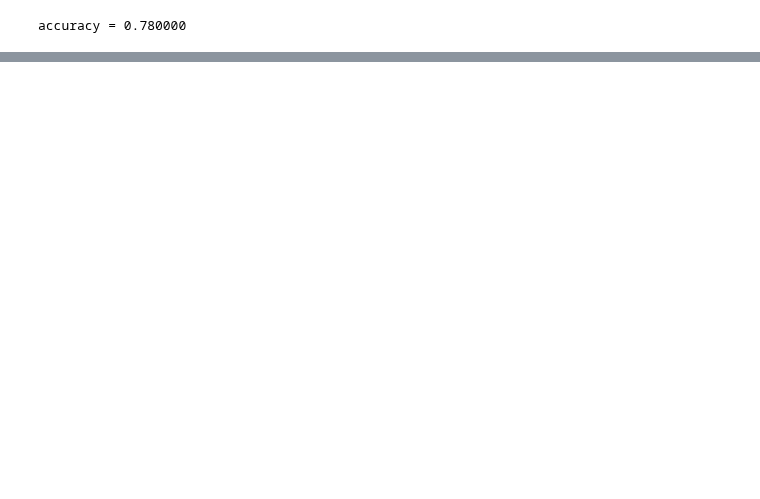
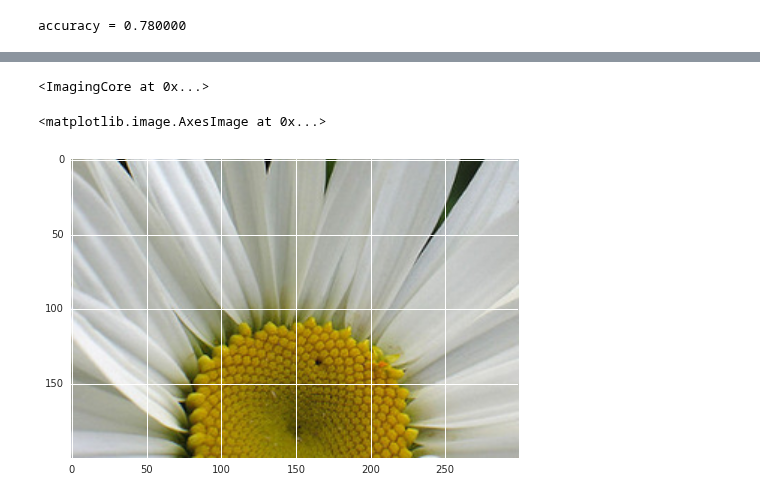
Before and after one commit to googledatalab/notebooks, a Jupyter notebook: samples/contrib/mlworkbench/image_classification_flower/Flower Classification Local Run.ipynb, the cells around one changed output, grey strips where cells are left out. Saved outputs shown, nothing was run; the diff lists cells and outputs as text; code cells hidden in the pictures; blank space fills up the shorter version.

```diff
--- a/samples/contrib/mlworkbench/image_classification_flower/Flower Classification Local Run.ipynb
+++ b/samples/contrib/mlworkbench/image_classification_flower/Flower Classification Local Run.ipynb
@@ -398,0 +490,21 @@ accuracy = 0.780000
+# %%
+from PIL import Image
+from tensorflow.python.lib.io import file_io
+
+with file_io.FileIO(data[0], 'rb') as fi:
+  im = Image.open(fi)
+
+im.thumbnail((299, 299), Image.ANTIALIAS)
+rgb_im = im.convert('RGB')
+a = np.asarray(rgb_im)
+# %% [output]
+<ImagingCore at 0x...>
+# %%
+import matplotlib.pyplot as plt
+import numpy as np
+
+a = np.asarray(rgb_im)
+plt.imshow(a)
+# %% [output]
+<matplotlib.image.AxesImage at 0x...>
+[figure, added]
```
Also changed, not shown: parts of 13 cells of this notebook, 2 other files.
